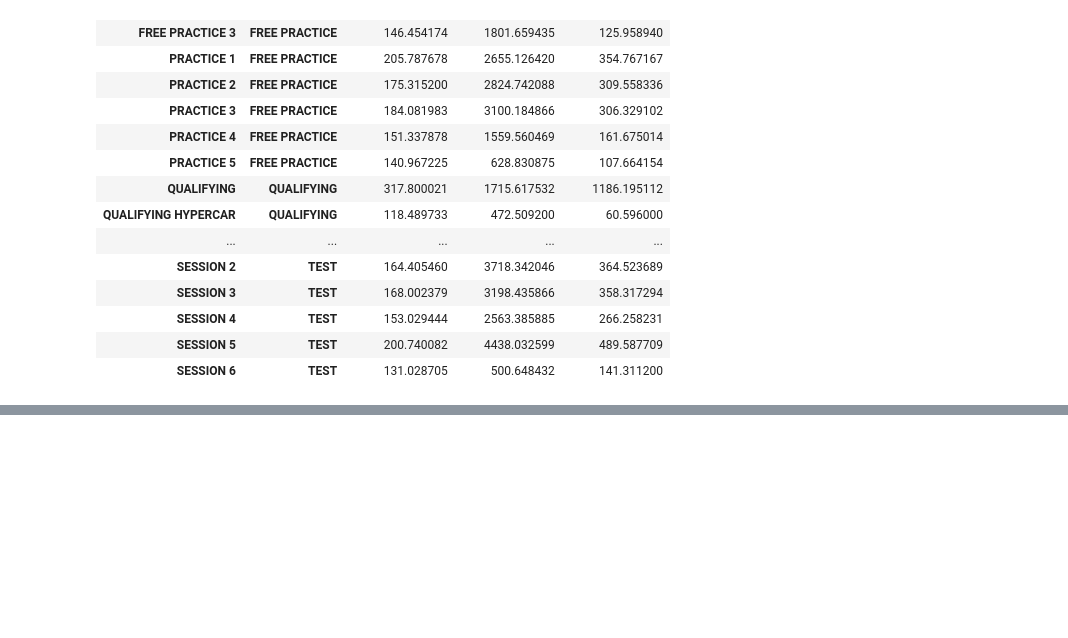
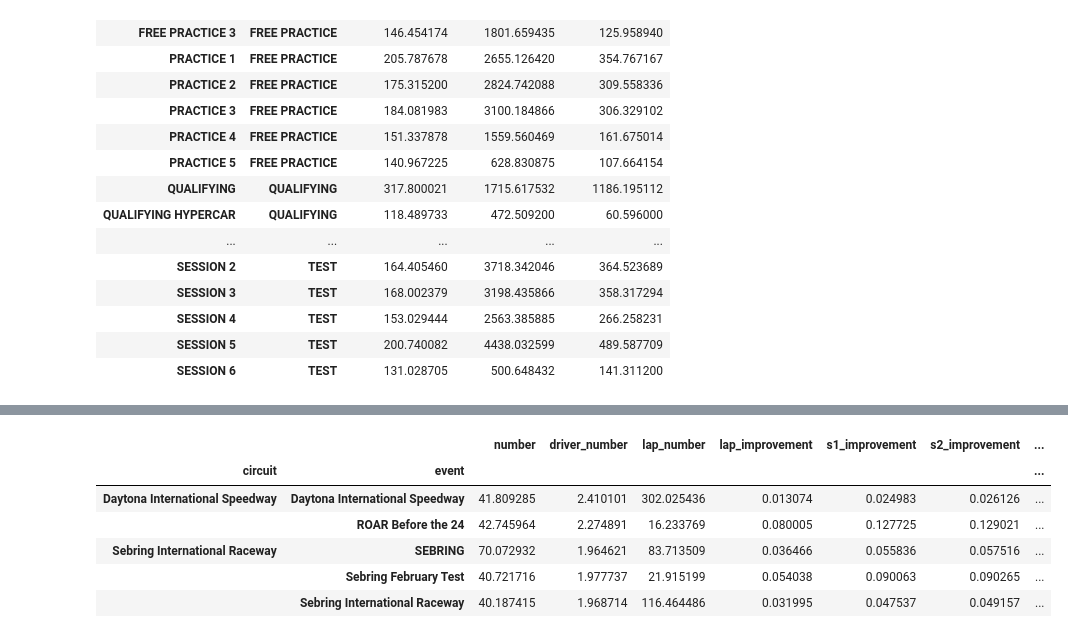
Before and after one commit to Razgrizaces/alkamel_stint_analyzer, a Jupyter notebook: alkamel_data_combiner.ipynb, the cells around one changed output, grey strips where cells are left out. Drawn from its saved outputs; the diff is of its cells as text; code cells hidden in the pictures; blank space fills up the shorter version.

Commit message:
Moving more stuff over to the repo, trying to figure out how to re-add the stint numbers properly like I did last time.

```diff
--- a/alkamel_data_combiner.ipynb
+++ b/alkamel_data_combiner.ipynb
@@ -308,3 +308,15 @@ full_df_group[wanted_columns].to_csv('new_2022_events.csv',index=False)
 # %%
 events = pd.read_csv('new_2022_events.csv')
 full_df_w_event = pd.merge(left = full_df, right = events, on = 'circuit')
+full_df_w_event['event'] = full_df_w_event['event_x']
+full_df_w_event['circuit'] = full_df_w_event['event_y']
+full_df_w_event = full_df_w_event.drop(['event_x', 'event_y'], axis=1)
+full_df_w_event.groupby(['circuit','event']).mean()
+# %% [output]
+|  |  | number | driver_number | lap_number | lap_improvement | s1_improvement | s2_improvement | ... |
+| circuit | event |  |  |  |  |  |  | ... |
+| Daytona International Speedway | Daytona International Speedway | 41.809285 | 2.410101 | 302.025436 | 0.013074 | 0.024983 | 0.026126 | ... |
+|  | ROAR Before the 24 | 42.745964 | 2.274891 | 16.233769 | 0.080005 | 0.127725 | 0.129021 | ... |
+| Sebring International Raceway | SEBRING | 70.072932 | 1.964621 | 83.713509 | 0.036466 | 0.055836 | 0.057516 | ... |
+|  | Sebring February Test | 40.721716 | 1.977737 | 21.915199 | 0.054038 | 0.090063 | 0.090265 | ... |
+|  | Sebring International Raceway | 40.187415 | 1.968714 | 116.464486 | 0.031995 | 0.047537 | 0.049157 | ... |
```
Also changed, not shown: parts of 14 cells of this notebook, 2 other files.
